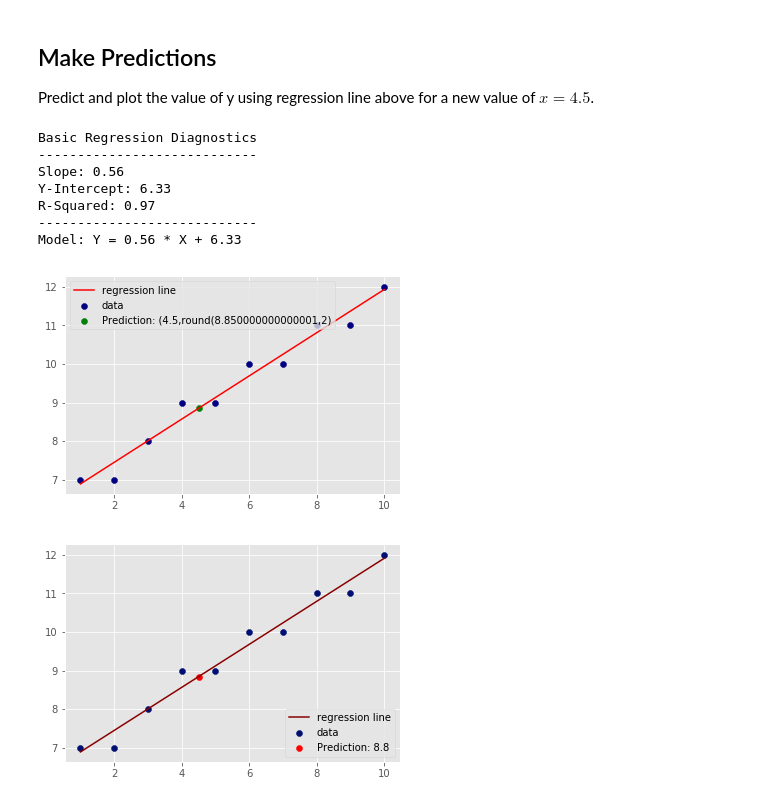
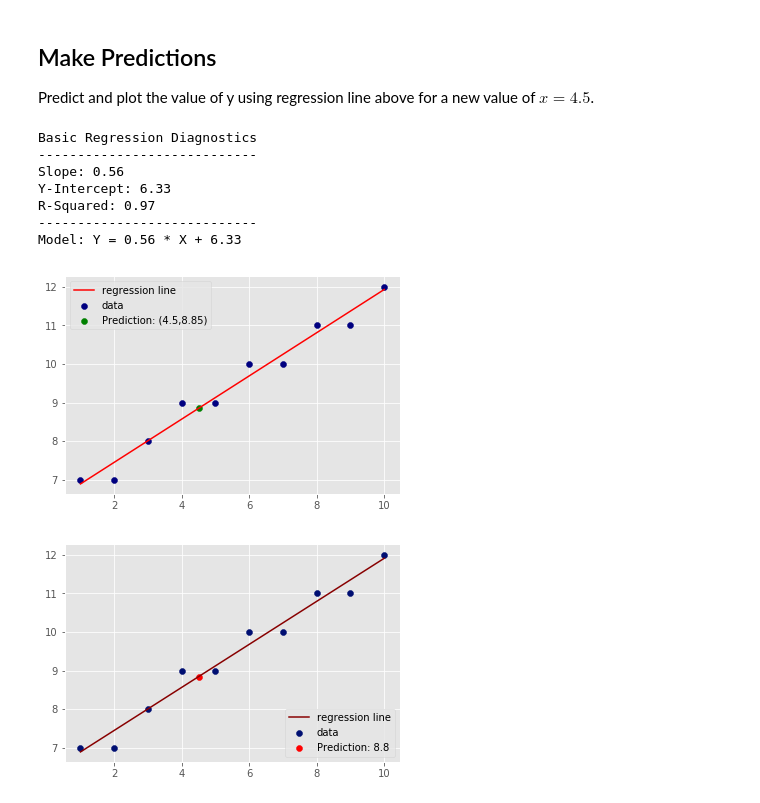
Before and after one commit to kathrinv/dsc-complete-regression-lab-nyc-ds-082619, a Jupyter notebook: index.ipynb, the cells around one changed output. Saved outputs shown, nothing was run; the diff lists cells and outputs as text; code cells hidden in the pictures.

```diff
--- a/index.ipynb
+++ b/index.ipynb
@@ -127,34 +127,34 @@ Predict and plot the value of y using regression line above for a new value of $
 # %%
 def reg_diagnostics(X, Y, new_X):
     slope, y_int = best_fit(X, Y)
     y_pred = reg_line(slope, y_int, X)
     r_square = r_squared(Y, y_pred)
     new_Y = new_X*slope + y_int
 
     print(f"Basic Regression Diagnostics")
     print(f"----------------------------")
     print(f"Slope: {slope}")
     print(f"Y-Intercept: {y_int}")
     print(f"R-Squared: {r_square}")
     print(f"----------------------------")
     print(f"Model: Y = {slope} * X + {y_int}")
 
     plt.scatter(X, Y, color='navy', label='data')
     plt.plot(X, y_pred, color='red', label='regression line')
-    plt.scatter(new_X, new_Y, color='green', label=f"Prediction: ({new_X},{round(new_Y},2)")
+    plt.scatter(new_X, new_Y, color='green', label=f"Prediction: ({new_X},{round(new_Y,2)})")
     plt.legend()
     plt.show();
 
 reg_diagnostics(X,Y, 4.5)
 # %% [output]
 Basic Regression Diagnostics
 ----------------------------
 Slope: 0.56
 Y-Intercept: 6.33
 R-Squared: 0.97
 ----------------------------
 Model: Y = 0.56 * X + 6.33
-[figure, old version]
+[figure, new version]
 # %%
 # Make prediction for x = 4.5 and visualize on the scatter plot
 # %% [output]
```
